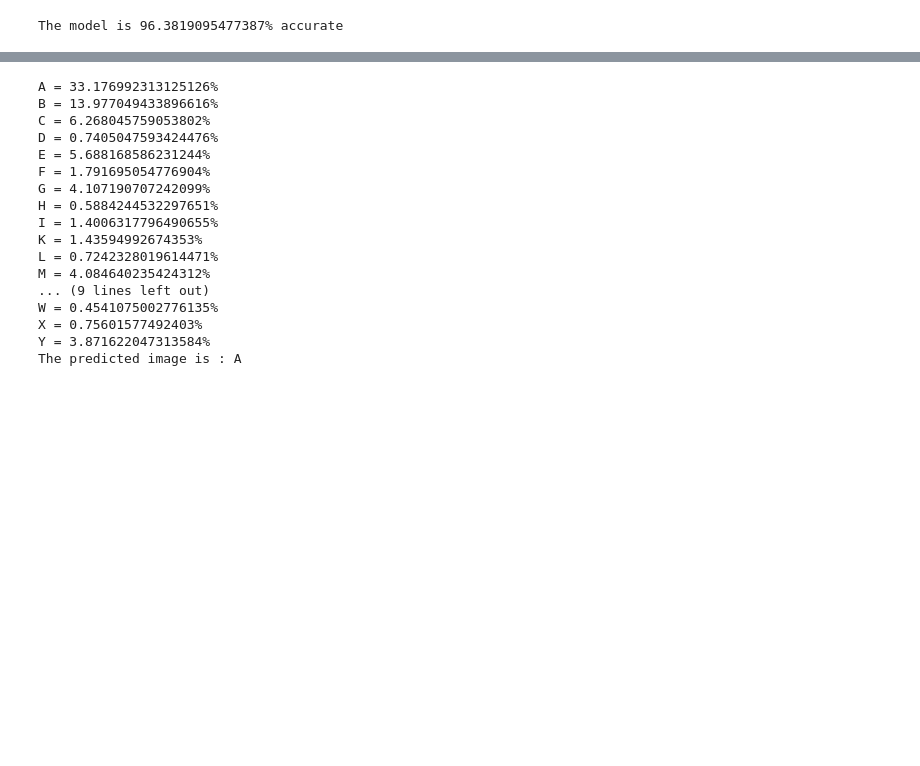
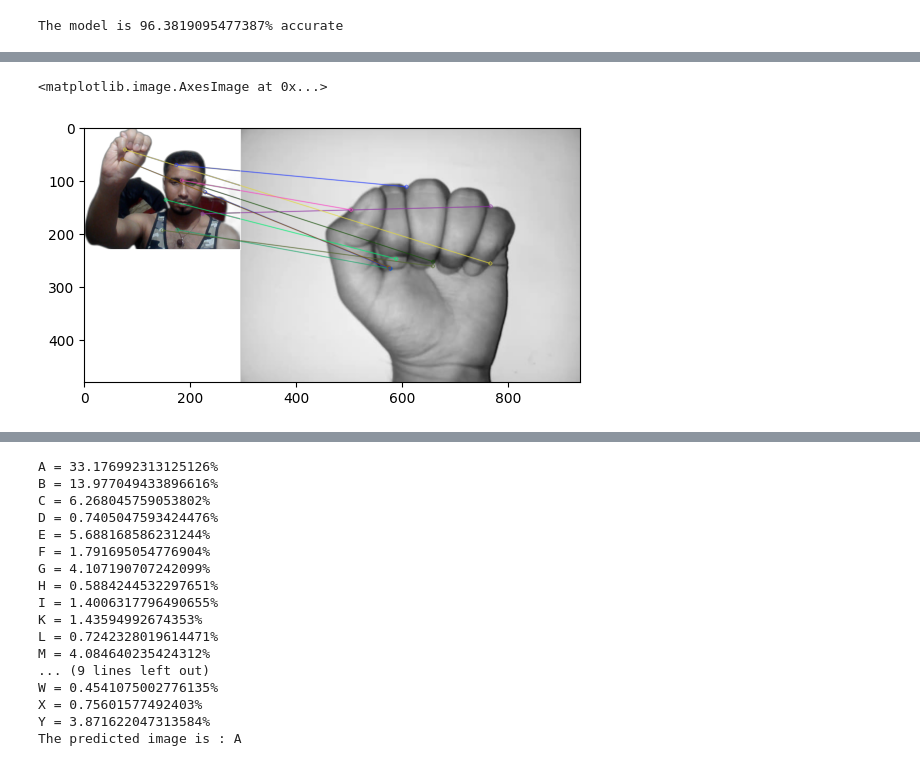
Before and after one commit to sonti-roy/SignLangPrediction, a Jupyter notebook: data_processing.ipynb, the cells around one changed output, grey strips where cells are left out. Saved outputs shown, nothing was run; the diff lists cells and outputs as text; code cells hidden in the pictures; blank space fills up the shorter version.

```diff
--- a/data_processing.ipynb
+++ b/data_processing.ipynb
@@ -36,7 +36,8 @@ for i in Categories:
         # img_array=rgb2gray(img_array)
         # img_resized_threshold = threshold_otsu(img_array)
         # gamma_corrected = exposure.adjust_gamma(img_resized_threshold, 2)
-        img_resized=resize(img_array,(96,96,3))
+        edge_array = cv2.Canny(np.array(img_array), 100, 200)
+        img_resized=resize(edge_array,(150,150,3))
         flat_data_arr.append(img_resized.flatten())
         target_arr.append(Categories.index(i))
     print(f'loaded category:{i} successfully')
@@ -77,7 +78,8 @@ import pickle
 pickle.dump(pca, open('pca_model.pkl', 'wb'))
 # %%
 #dataframe
-df=pd.DataFrame(flat_data_pca)
+# df=pd.DataFrame(flat_data_pca)
+df=pd.DataFrame(flat_data)
 df['Target']=target
 # store the df in compressed format like hdf5
 df.to_hdf('feature_data.h5', 'df', mode='w')
@@ -181,0 +161,60 @@ plt.imshow(testimg)
+# %%
+import cv2
+import numpy as np
+from skimage.transform import resize
+from skimage.io import imread
+from rembg import remove
+from PIL import Image
+import matplotlib.pyplot as plt
+
+# testimg = Image.open("output.png")
+
+testimg=imread("output.png")
+
+testimg = remove(testimg)
+# testimg = remove(testimg)
+# # apply edge detection method on the image
+# testimg = cv2.Canny(np.array(testimg), 100, 200)
+
+# # detect the hand in the image
+testimg = cv2.dilate(testimg, (3, 3), iterations=1)
+
+# # identify the contours in the image
+# contours, _ = cv2.findContours(testimg, cv2.RETR_EXTERNAL, cv2.CHAIN_APPROX_SIMPLE)
+
+# # # draw the contours on the image
+# cv2.drawContours(testimg, contours, -1, (255, 255, 255), 2)
+
+# # # identify the bounding box of the hand
+# x, y, w, h = cv2.boundingRect(contours[0])
+
+# # draw the bounding box on the image
+cv2.rectangle(testimg, (x, y), (x + w, y + h), (255, 255, 255), 2)
+
+# # crop the hand from the image
+testimg = testimg[y:y + h, x:x + w]
+
+# identify keypoints in the image using the ORB algorithm
+orb = cv2.ORB_create()
+keypoints = orb.detect(testimg, None)
+
+# draw the keypoints on the image
+# testimg = cv2.drawKeypoints(testimg, keypoints, None, color=(255, 255, 255), flags=cv2.DRAW_MATCHES_FLAGS_DRAW_RICH_KEYPOINTS)
+
+
+# match the keypoints with the template image
+template = cv2.imread("test.jpg", cv2.IMREAD_GRAYSCALE)
+orb = cv2.ORB_create()
+keypoints1, descriptors1 = orb.detectAndCompute(testimg, None)
+keypoints2, descriptors2 = orb.detectAndCompute(template, None)
+bf = cv2.BFMatcher(cv2.NORM_HAMMING, crossCheck=True)
+matches = bf.match(descriptors1, descriptors2)
+matches = sorted(matches, key=lambda x: x.distance)
+testimg = cv2.drawMatches(testimg, keypoints1, template, keypoints2, matches[:10], None, flags=cv2.DrawMatchesFlags_NOT_DRAW_SINGLE_POINTS)
+
+
+# show the image
+plt.imshow(testimg)
+# %% [output]
+<matplotlib.image.AxesImage at 0x...>
+[figure, added]
```
Also changed, not shown: parts of 5 cells of this notebook, 1 other file.
